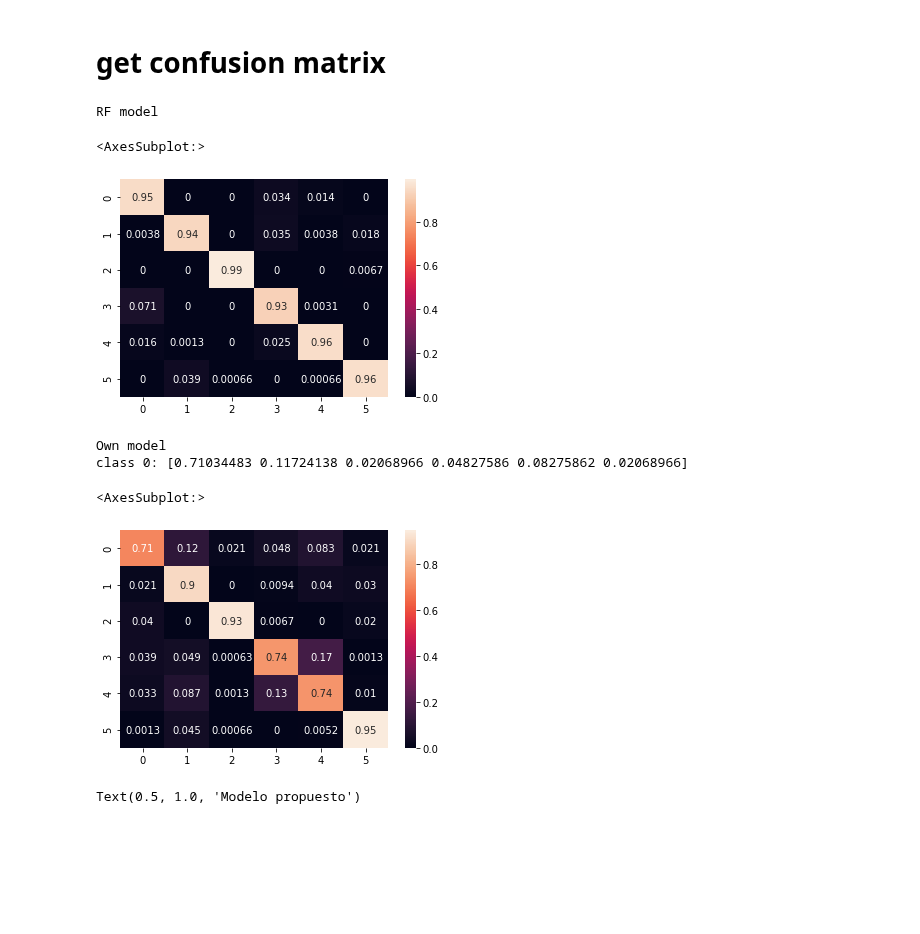
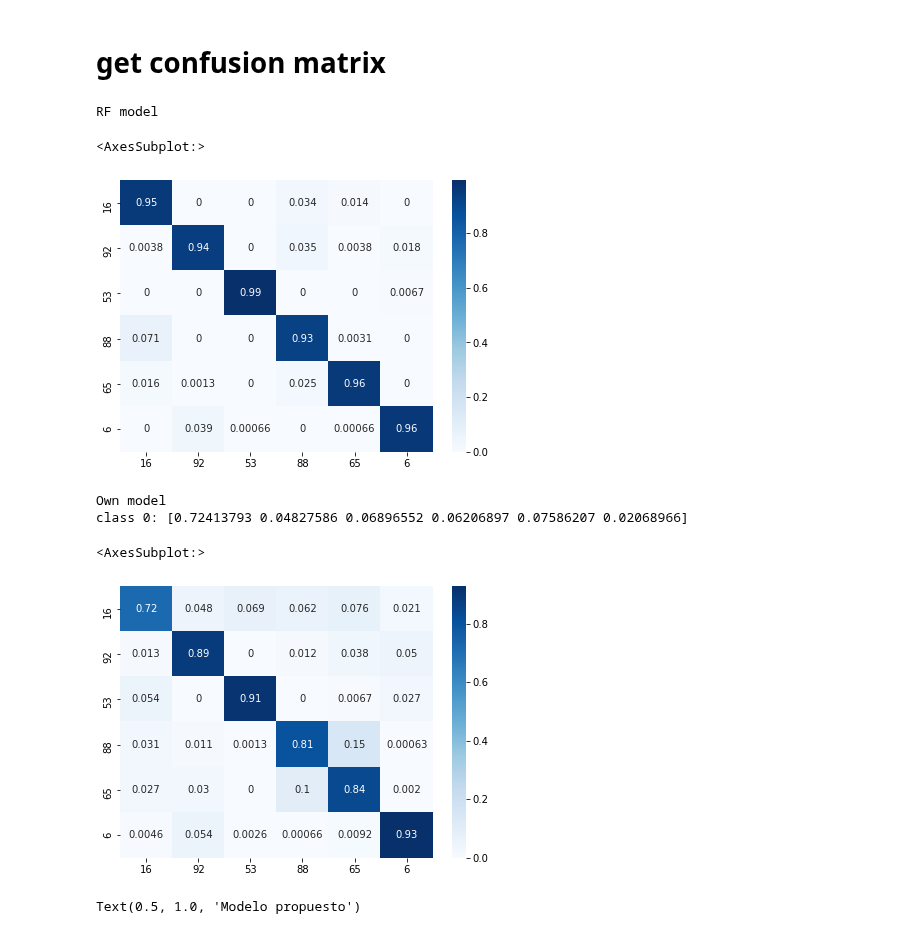
Before and after one commit to leoBravoRain/thesis, a Jupyter notebook: work/thesis/notebooks/comparing_models/Comparing models.ipynb, the cells around one changed output. Cells and saved outputs as stored; diff of their text form; code cells hidden in the pictures; blank space fills up the shorter version.

```diff
--- a/work/thesis/notebooks/comparing_models/Comparing models.ipynb
+++ b/work/thesis/notebooks/comparing_models/Comparing models.ipynb
@@ -17,7 +17,7 @@ from sklearn.metrics import accuracy_score, recall_score, f1_score, precision_sc
 # %%
 seed = 0
 only_these_labels = [16, 92, 53, 88, 65, 6]
-number_experiment = 21
+number_experiment = 18
 tmpLocal = "/home/leo/Desktop/thesis/work/thesis/"
 max_elements_per_class = 15000
 # %% [markdown]
@@ -70,19 +70,28 @@ normalize = "true"
 # %%
 print("RF model")
 
 # get confussion matrix
 # C_ij such that  is equal to the number of observations known to be in group i and predicted to be in group j
 rFResultsCM = confusion_matrix(
     rFResults["testLabels"],
     rFResults["testPredictions"],
     normalize = normalize
 )
 
 # print(f"class 0: {rFResultsCM[0, :]}")
 
+fig0, ax = plt.subplots(figsize = (7,5))
+
 # plot
-sn.heatmap(rFResultsCM, annot=True)
+sn.heatmap(
+    rFResultsCM,
+    annot=True,
+    ax = ax,
+    yticklabels=only_these_labels,
+    xticklabels=only_these_labels,
+    cmap=plt.cm.Blues,
+)
 # %% [output]
 RF model
 <AxesSubplot:>
-[figure, old version]
+[figure, new version]
@@ -95,10 +106,19 @@ ownModelCM = confusion_matrix(ownModelResults["testLabels"], ownModelResults["te
 
 print(f"class 0: {ownModelCM[0, :]}")
 
+fig1, ax = plt.subplots(figsize = (7,5))
+
 # plot
-sn.heatmap(ownModelCM, annot=True)
+sn.heatmap(
+    ownModelCM,
+    annot=True,
+    ax = ax,
+    yticklabels=only_these_labels,
+    xticklabels=only_these_labels,
+    cmap=plt.cm.Blues,
+)
 # %% [output]
 Own model
-class 0: [0.71034483 0.11724138 0.02068966 0.04827586 0.08275862 0.02068966]
+class 0: [0.72413793 0.04827586 0.06896552 0.06206897 0.07586207 0.02068966]
 <AxesSubplot:>
-[figure, old version]
+[figure, new version]
```
Also changed, not shown: parts of 23 cells of this notebook, 12 other files.
